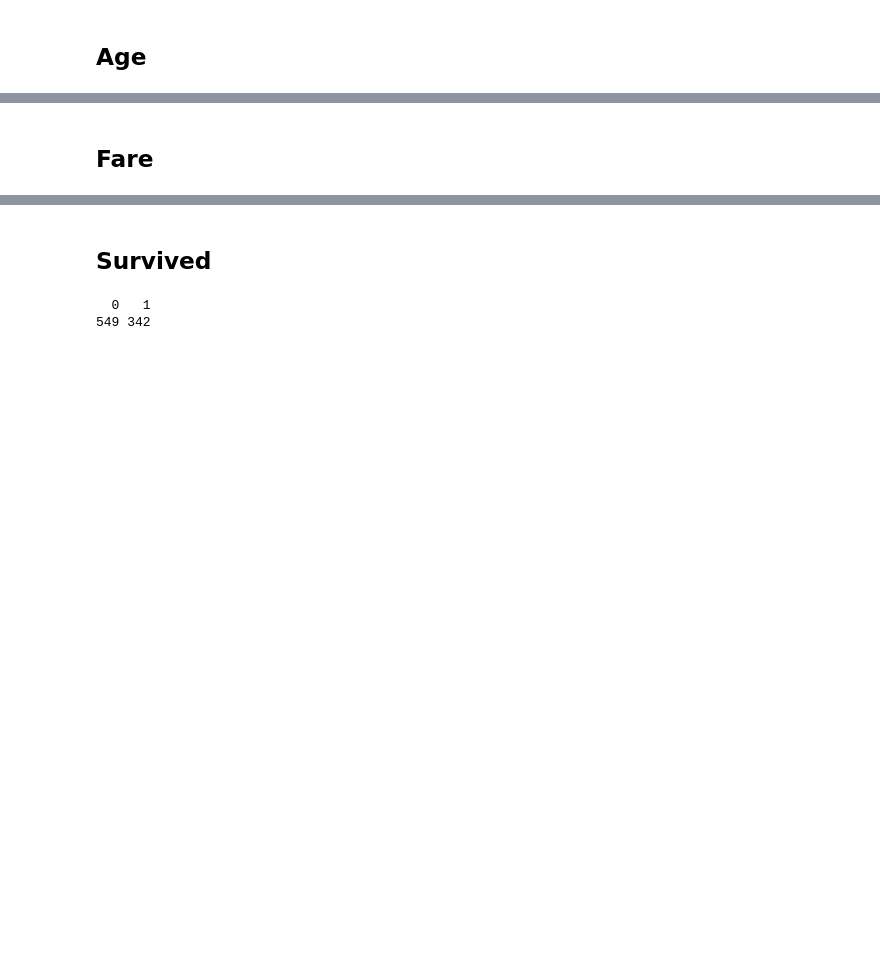
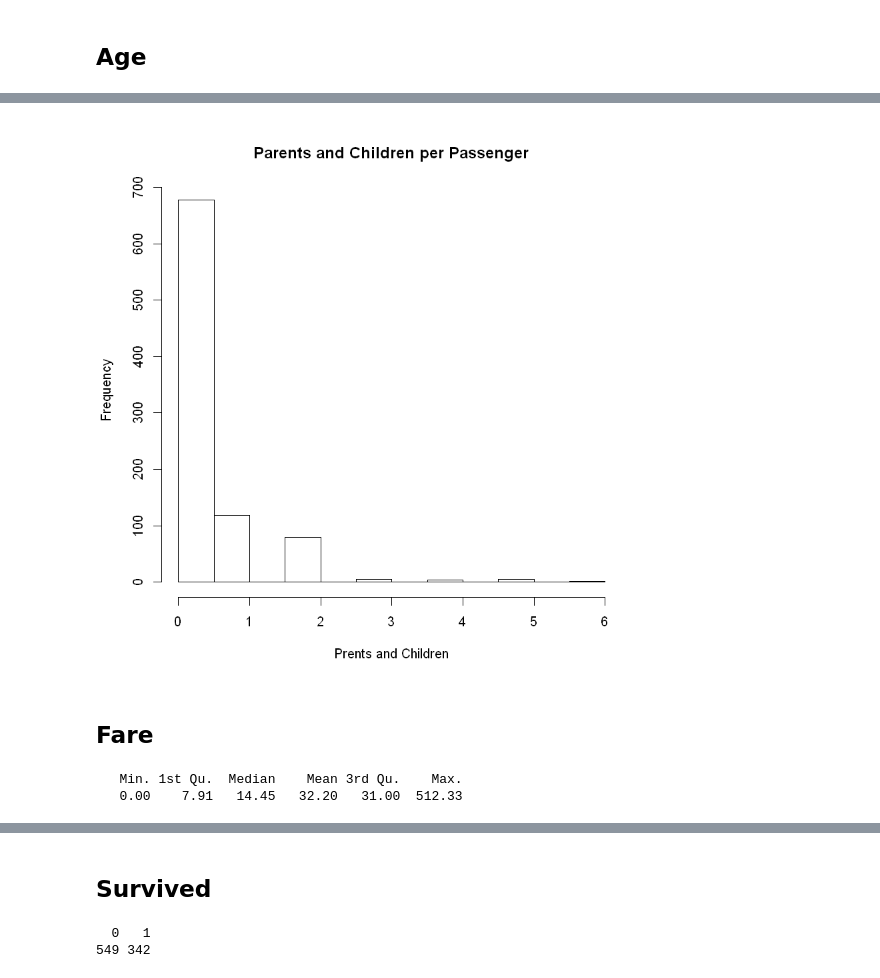
Before and after one commit to caracotsios1/Titanic, a Jupyter notebook: dataExploration.ipynb, the cells around one changed output, grey strips where cells are left out. Cells and saved outputs as stored; diff of their text form; code cells hidden in the pictures; blank space fills up the shorter version.

```diff
--- a/dataExploration.ipynb
+++ b/dataExploration.ipynb
@@ -59,3 +75,14 @@ hist(train$Parch,
+# %%
+hist(train$Parch,
+    main = "Parents and Children per Passenger",
+    xlab = "Prents and Children")
+# %% [output]
+[figure, added]
 # %% [markdown]
 ## Fare
+# %%
+summary(train$Fare)
+# %% [output]
+   Min. 1st Qu.  Median    Mean 3rd Qu.    Max.
+   0.00    7.91   14.45   32.20   31.00  512.33
 # %%
```
Also changed, not shown: parts of 16 cells of this notebook.
